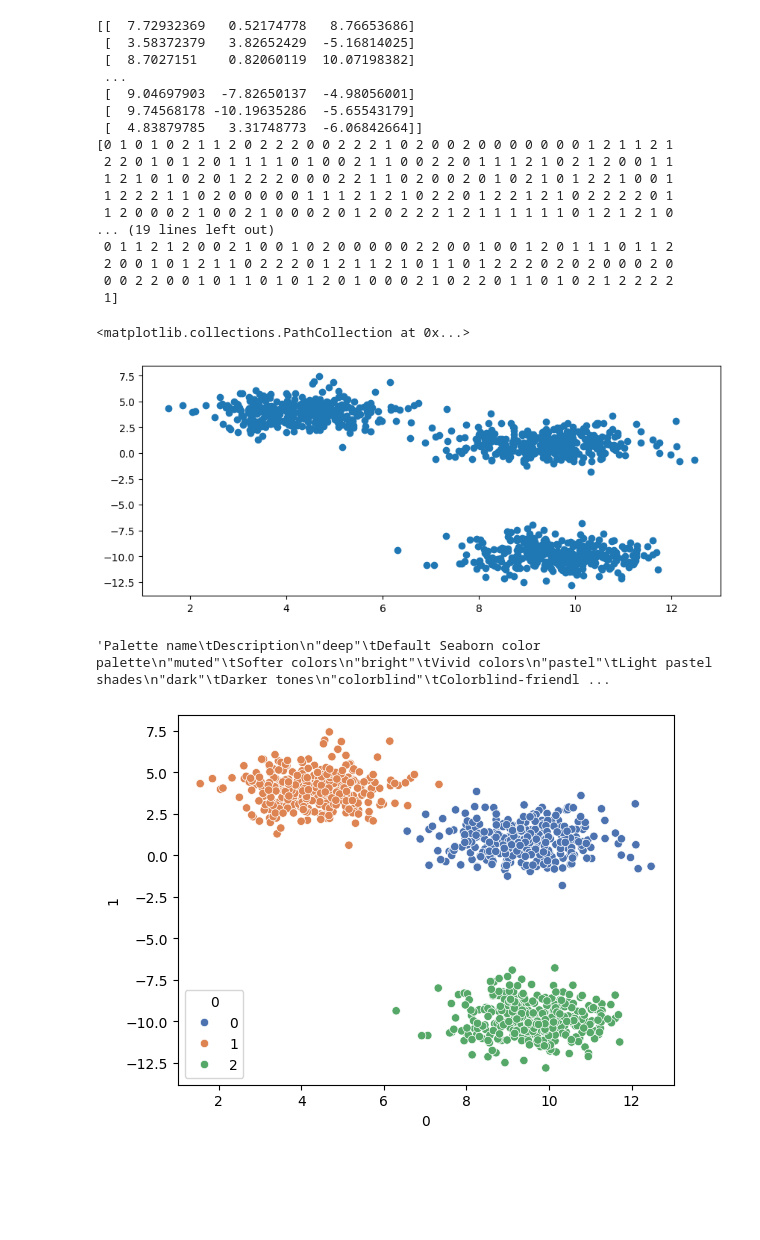
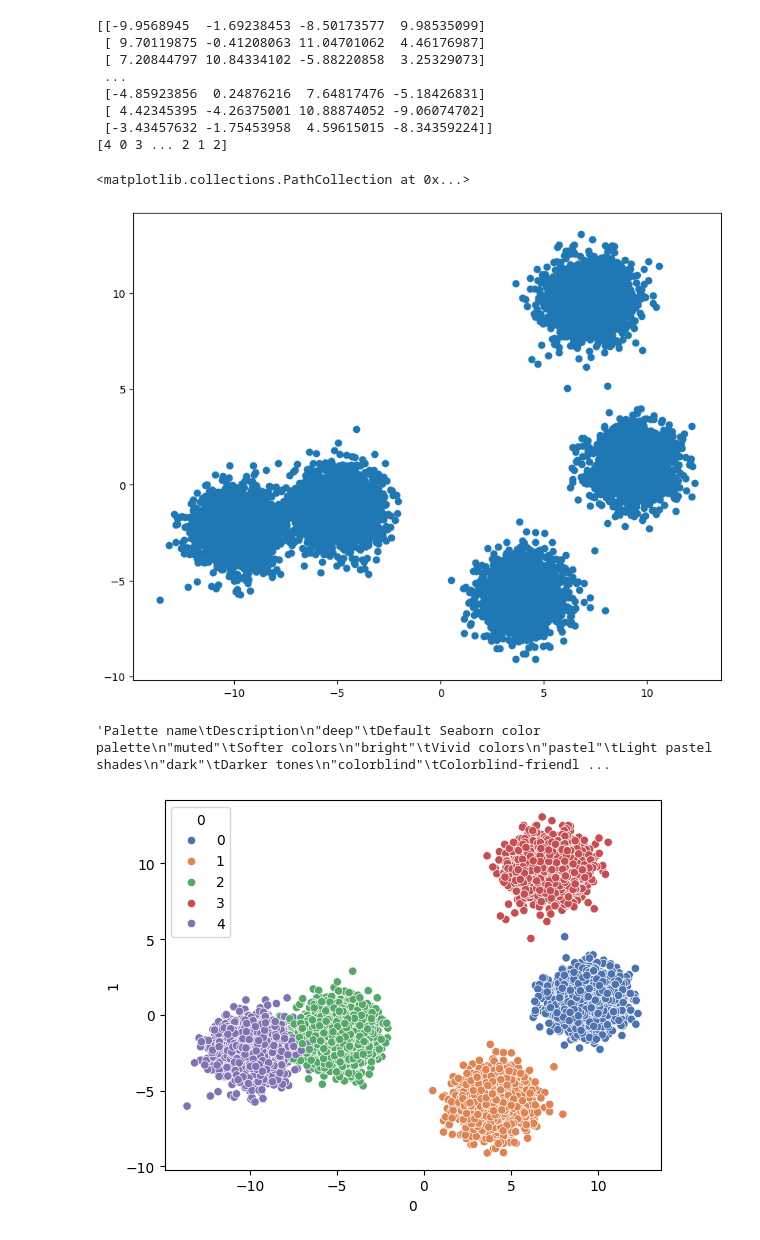
Before and after one commit to vineshgaonkar/Machine_learning_algorithms, a Jupyter notebook: Clustering/KMeans_Algorithm.ipynb, the cells around one changed output. Saved outputs shown, nothing was run; the diff lists cells and outputs as text; code cells hidden in the pictures; blank space fills up the shorter version.

```diff
--- a/Clustering/KMeans_Algorithm.ipynb
+++ b/Clustering/KMeans_Algorithm.ipynb
@@ -1,34 +1,25 @@
 # %%
 from sklearn.datasets import make_blobs
-X,y = make_blobs(n_features=3,n_samples=1000,random_state=4)
+X,y = make_blobs(n_features=4,n_samples=10000,centers=5,random_state=4)
 # %%
 print(X)
 print(y)
 # %% [output]
-[[  7.72932369   0.52174778   8.76653686]
- [  3.58372379   3.82652429  -5.16814025]
- [  8.7027151    0.82060119  10.07198382]
+[[-9.9568945  -1.69238453 -8.50173577  9.98535099]
+ [ 9.70119875 -0.41208063 11.04701062  4.46176987]
+ [ 7.20844797 10.84334102 -5.88220858  3.25329073]
  ...
- [  9.04697903  -7.82650137  -4.98056001]
- [  9.74568178 -10.19635286  -5.65543179]
- [  4.83879785   3.31748773  -6.06842664]]
-[0 1 0 1 0 2 1 1 2 0 2 2 2 0 0 2 2 2 1 0 2 0 0 2 0 0 0 0 0 0 0 1 2 1 1 2 1
- 2 2 0 1 0 1 2 0 1 1 1 1 0 1 0 0 2 1 1 0 0 2 2 0 1 1 1 2 1 0 2 1 2 0 0 1 1
- 1 2 1 0 1 0 2 0 1 2 2 2 0 0 0 2 2 1 1 0 2 0 0 2 0 1 0 2 1 0 1 2 2 1 0 0 1
- 1 2 2 2 1 1 0 2 0 0 0 0 0 1 1 1 2 1 2 1 0 2 2 0 1 2 2 1 2 1 0 2 2 2 2 0 1
- 1 2 0 0 0 2 1 0 0 2 1 0 0 0 2 0 1 2 0 2 2 2 1 2 1 1 1 1 1 1 0 1 2 1 2 1 0
-... (19 lines left out)
- 0 1 1 2 1 2 0 0 2 1 0 0 1 0 2 0 0 0 0 0 2 2 0 0 1 0 0 1 2 0 1 1 1 0 1 1 2
- 2 0 0 1 0 1 2 1 1 0 2 2 2 0 1 2 1 1 2 1 0 1 1 0 1 2 2 2 0 2 0 2 0 0 0 2 0
- 0 0 2 2 0 0 1 0 1 1 0 1 0 1 2 0 1 0 0 0 2 1 0 2 2 0 1 1 0 1 0 2 1 2 2 2 2
- 1]
+ [-4.85923856  0.24876216  7.64817476 -5.18426831]
+ [ 4.42345395 -4.26375001 10.88874052 -9.06074702]
+ [-3.43457632 -1.75453958  4.59615015 -8.34359224]]
+[4 0 3 ... 2 1 2]
 # %%
 import matplotlib.pyplot as plt
-plt.figure(figsize=(10,4))
+plt.figure(figsize=(10,8))
 plt.scatter(X[:,0],X[:,1])
 # %% [output]
 <matplotlib.collections.PathCollection at 0x...>
-[figure, old version]
+[figure, new version]
 # %%
 # converting array into data frame required for Seaborn as Seaborn only accepts dataframe.
 import pandas as pd
@@ -50,5 +41,5 @@ sns.scatterplot(data=df_x,x=df_x[0],y=df_x[1],hue=df_y[0],palette="deep")
 "viridis"	Perceptually uniform colormap (great for numerical hue)"""
 # %% [output]
 'Palette name\tDescription\n"deep"\tDefault Seaborn color palette\n"muted"\tSofter colors\n"bright"\tVivid colors\n"pastel"\tLight pastel shades\n"dark"\tDarker tones\n"colorblind"\tColorblind-friendl ...
-[figure, old version]
+[figure, new version]
 # %%
```
Also changed, not shown: parts of 15 cells of this notebook.
